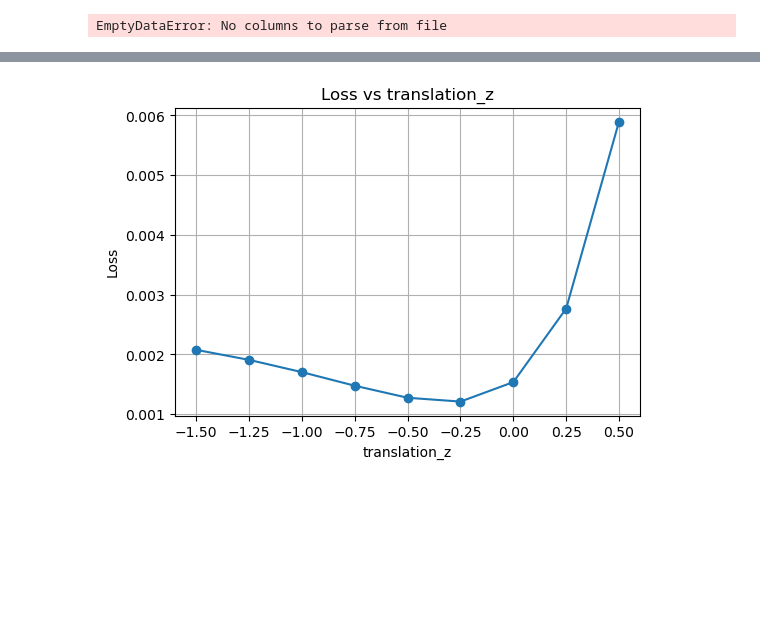
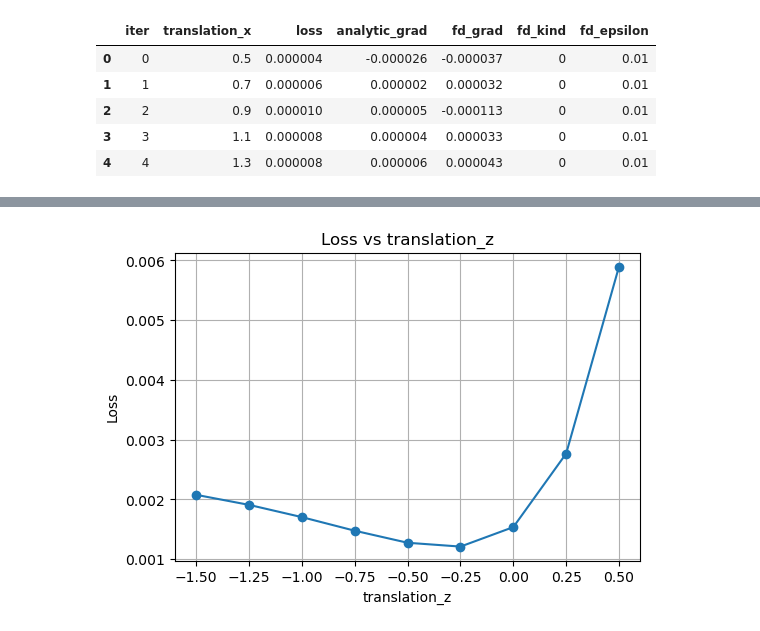
Before and after one commit to M-Gjerde/DifferentiablePointRendering, a Jupyter notebook: python/finite_difference/notebook_scatter.ipynb, the cells around one changed output, grey strips where cells are left out. Cells and saved outputs as stored; diff of their text form; code cells hidden in the pictures; blank space fills up the shorter version.

```diff
--- a/python/finite_difference/notebook_scatter.ipynb
+++ b/python/finite_difference/notebook_scatter.ipynb
@@ -1,26 +1,31 @@
 # %%
 import pandas as pd
 from pathlib import Path
 
-index = "0"
+index = "1"
 test = "0"
-parameter = "translation_z"
-scene = "transmit_2"
+parameter = "translation_x"
+scene = "simple_1"
 camera = "camera1"
 csv_path = Path(f"Output/{scene}/{parameter}/{index}/{test}/{camera}_{parameter}_sweep.csv")
 
 if not csv_path.exists():
     raise FileNotFoundError(f"CSV file not found: {csv_path}")
 
 df = pd.read_csv(csv_path)
 
 required_columns = {f"{parameter}", "loss", "analytic_grad", "fd_grad"}
 if not required_columns.issubset(df.columns):
     raise RuntimeError(f"CSV must contain columns: {required_columns}")
 
 df.head()
 # %% [output]
-EmptyDataError: No columns to parse from file
+|  | iter | translation_x | loss | analytic_grad | fd_grad | fd_kind | fd_epsilon |
+| 0 | 0 | 0.5 | 0.000004 | -0.000026 | -0.000037 | 0 | 0.01 |
+| 1 | 1 | 0.7 | 0.000006 | 0.000002 | 0.000032 | 0 | 0.01 |
+| 2 | 2 | 0.9 | 0.000010 | 0.000005 | -0.000113 | 0 | 0.01 |
+| 3 | 3 | 1.1 | 0.000008 | 0.000004 | 0.000033 | 0 | 0.01 |
+| 4 | 4 | 1.3 | 0.000008 | 0.000006 | 0.000043 | 0 | 0.01 |
 # %%
 import matplotlib.pyplot as plt
 
```
Also changed, not shown: parts of 2 cells of this notebook, 8 other files.
